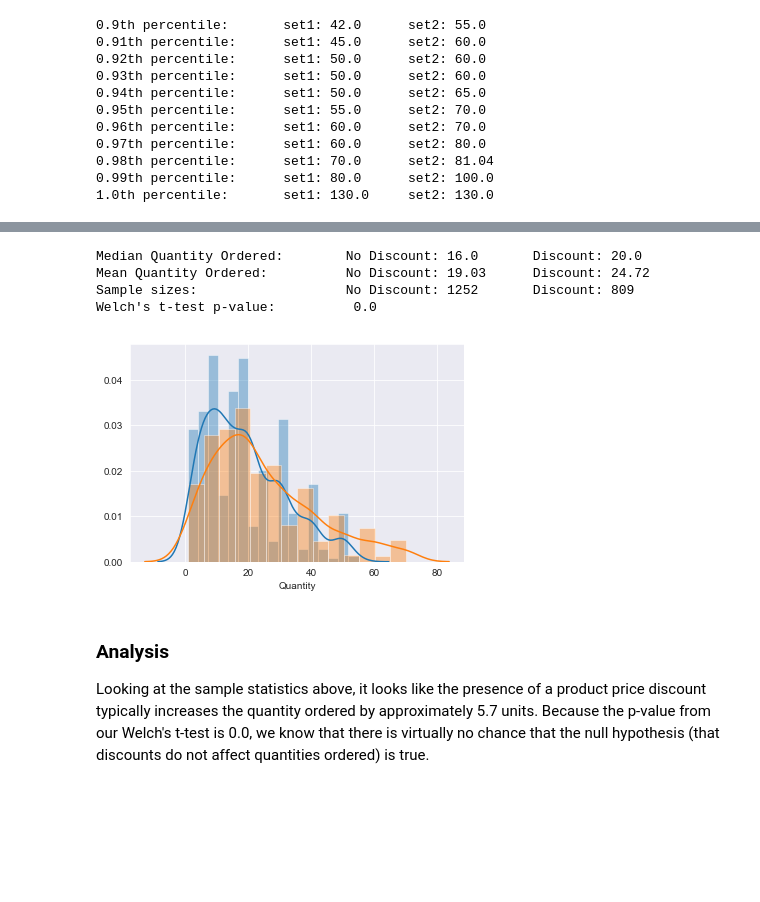
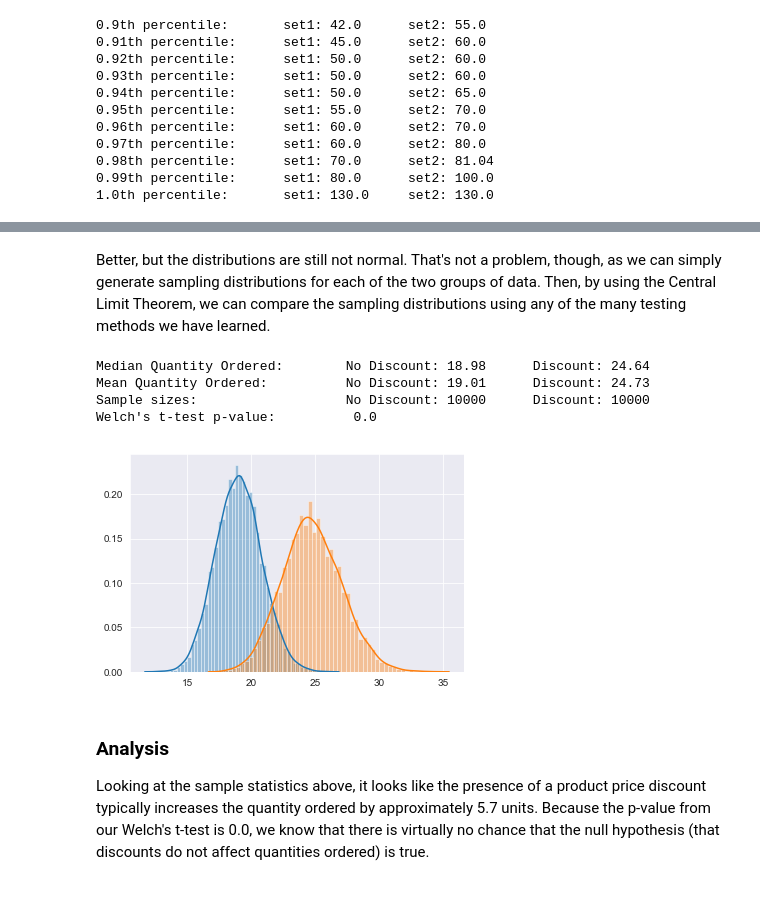
Before and after one commit to magnawhale/dsc-mod-3-project-online-ds-ft-051319, a Jupyter notebook: question_01.ipynb, the cells around one changed output, grey strips where cells are left out. Drawn from its saved outputs; the diff is of its cells as text; code cells hidden in the pictures; blank space fills up the shorter version.

```diff
--- a/question_01.ipynb
+++ b/question_01.ipynb
@@ -133,19 +167,25 @@ b1 = orderdetail_df.loc[(orderdetail_df.Discount != 0) & (orderdetail_df.Quantit
+# %% [markdown]
+Better, but the distributions are still not normal. That's not a problem, though, as we can simply generate sampling distributions for each of the two groups of data. Then, by using the Central Limit Theorem, we can compare the sampling distributions using any of the many testing methods we have learned.
 # %%
-# Plot the distributions
-sns.distplot(a1)
-sns.distplot(b1);
+# Create Sampling Distributions
+a2 = create_sample_distribution(list(a1.values), 10000, 50)
+b2 = create_sample_distribution(list(b1.values), 10000, 50)
+
+# Plot the sampling distributions
+sns.distplot(a2)
+sns.distplot(b2);
 
 # Calculate basic statistics and run Welch's t-test on samples
-print(f"Median Quantity Ordered: \tNo Discount: {round(a1.median(),2)} \tDiscount: {round(b1.median(),2)}")
-print(f"Mean Quantity Ordered: \t\tNo Discount: {round(a1.mean(),2)} \tDiscount: {round(b1.mean(),2)}")
-print(f'Sample sizes: \t\t\tNo Discount: {len(a1)} \tDiscount: {len(b1)}')
-print("Welch's t-test p-value:\t\t", p_value(a1, b1))
+print(f"Median Quantity Ordered: \tNo Discount: {round(np.median(a2),2)} \tDiscount: {round(np.median(b2),2)}")
+print(f"Mean Quantity Ordered: \t\tNo Discount: {round(np.mean(a2),2)} \tDiscount: {round(np.mean(b2),2)}")
+print(f'Sample sizes: \t\t\tNo Discount: {len(a2)} \tDiscount: {len(b2)}')
+print("Welch's t-test p-value:\t\t", p_value(a2, b2))
 # %% [output]
-Median Quantity Ordered:        No Discount: 16.0       Discount: 20.0
-Mean Quantity Ordered:          No Discount: 19.03      Discount: 24.72
-Sample sizes:                   No Discount: 1252       Discount: 809
+Median Quantity Ordered:        No Discount: 18.98      Discount: 24.64
+Mean Quantity Ordered:          No Discount: 19.01      Discount: 24.73
+Sample sizes:                   No Discount: 10000      Discount: 10000
 Welch's t-test p-value:          0.0
-[figure, old version]
+[figure, new version]
 # %% [markdown]
 ### Analysis
 
```
Also changed, not shown: parts of 5 cells of this notebook, 3 other files.
